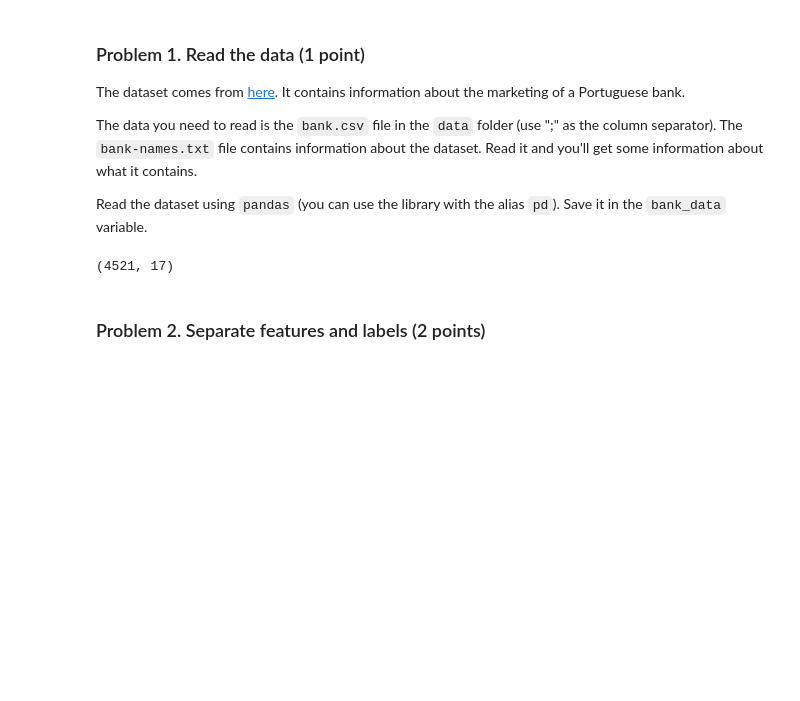
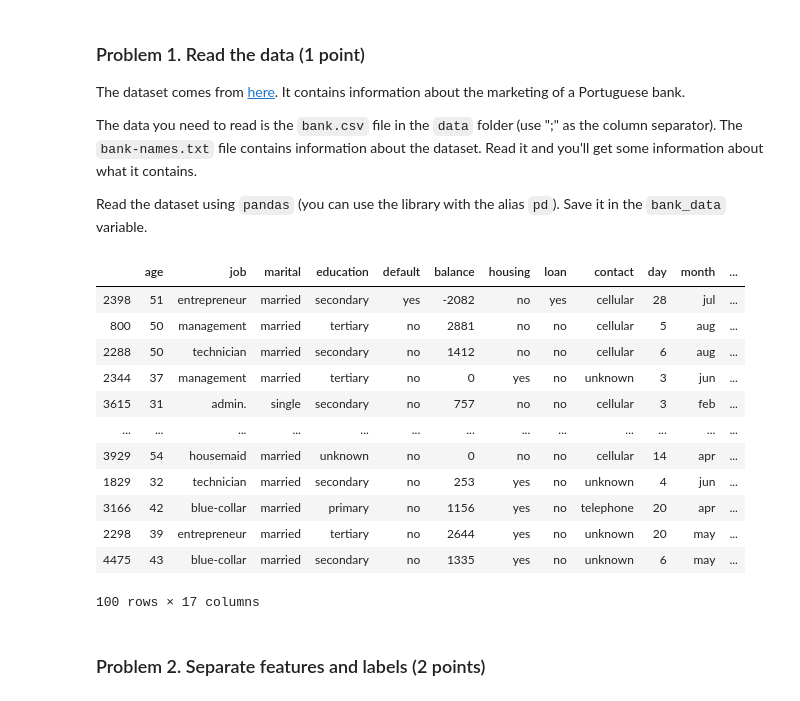
Before and after one commit to enchobelezirev/MachineLearningHWs, a Jupyter notebook: Lab1/02. Linear-and-Logistic-Regression-Lab/Linear and Logistic Regression Lab.ipynb, the cells around one changed output. Cells and saved outputs as stored; diff of their text form; code cells hidden in the pictures; blank space fills up the shorter version.

```diff
--- a/Lab1/02. Linear-and-Logistic-Regression-Lab/Linear and Logistic Regression Lab.ipynb
+++ b/Lab1/02. Linear-and-Logistic-Regression-Lab/Linear and Logistic Regression Lab.ipynb
@@ -34,9 +37,21 @@ The data you need to read is the `bank.csv` file in the `data` folder (use ";" a
 Read the dataset using `pandas` (you can use the library with the alias `pd`). Save it in the `bank_data` variable.
 # %%
 bank_data = pd.read_csv("data/bank.csv", sep=";")
-bank_data.shape
+bank_data.sample(100)
 # %% [output]
+|  | age | job | marital | education | default | balance | housing | loan | contact | day | month | ... |
+| 2398 | 51 | entrepreneur | married | secondary | yes | -2082 | no | yes | cellular | 28 | jul | ... |
+| 800 | 50 | management | married | tertiary | no | 2881 | no | no | cellular | 5 | aug | ... |
+| 2288 | 50 | technician | married | secondary | no | 1412 | no | no | cellular | 6 | aug | ... |
+| 2344 | 37 | management | married | tertiary | no | 0 | yes | no | unknown | 3 | jun | ... |
+| 3615 | 31 | admin. | single | secondary | no | 757 | no | no | cellular | 3 | feb | ... |
+| ... | ... | ... | ... | ... | ... | ... | ... | ... | ... | ... | ... | ... |
+| 3929 | 54 | housemaid | married | unknown | no | 0 | no | no | cellular | 14 | apr | ... |
+| 1829 | 32 | technician | married | secondary | no | 253 | yes | no | unknown | 4 | jun | ... |
+| 3166 | 42 | blue-collar | married | primary | no | 1156 | yes | no | telephone | 20 | apr | ... |
+| 2298 | 39 | entrepreneur | married | tertiary | no | 2644 | yes | no | unknown | 20 | may | ... |
+| 4475 | 43 | blue-collar | married | secondary | no | 1335 | yes | no | unknown | 6 | may | ... |
-(4521, 17)
+100 rows × 17 columns
 # %%
 np.random.seed(42)
 assert_is_not_none(bank_data)
```
Also changed, not shown: parts of 7 cells of this notebook, 1 other file.
